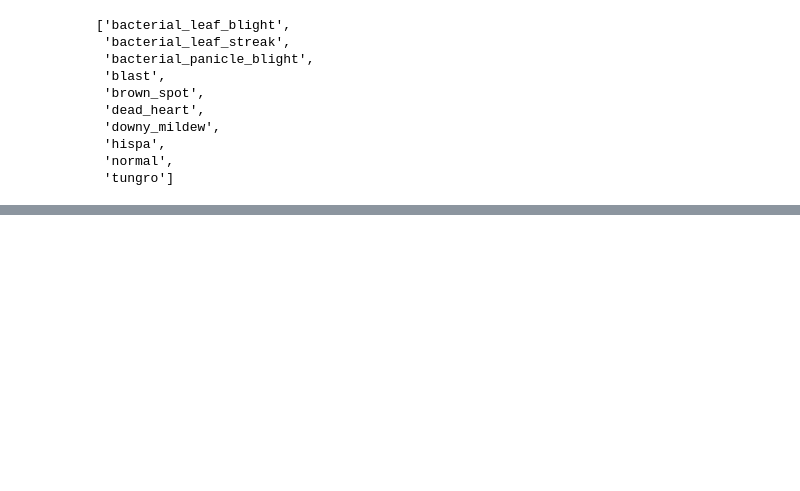
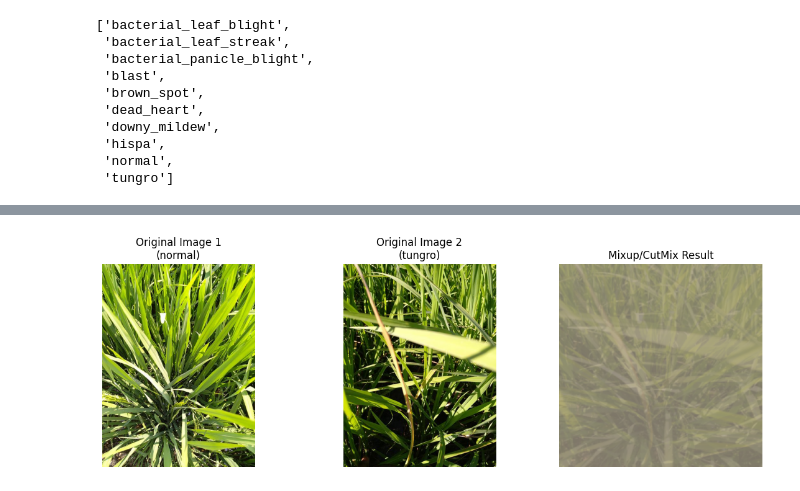
Before and after one commit to bhdai/paddy_doctor, a Jupyter notebook: notebooks/augmentation.ipynb, the cells around one changed output, grey strips where cells are left out. Cells and saved outputs as stored; diff of their text form; code cells hidden in the pictures; blank space fills up the shorter version.

```diff
--- a/notebooks/augmentation.ipynb
+++ b/notebooks/augmentation.ipynb
@@ -100,0 +149,37 @@ plt.show()
+# %%
+image1 = cv2.imread(image_path1)
+image1 = cv2.cvtColor(image1, cv2.COLOR_BGR2RGB)
+image2 = cv2.imread(image_path2)
+image2 = cv2.cvtColor(image2, cv2.COLOR_BGR2RGB)
+# %%
+image1_tensor = preprocess(image1)
+image2_tensor = preprocess(image2)
+# %%
+batch_images = torch.stack([image1_tensor, image2_tensor])
+batch_labels = torch.tensor([class_map[random_labels[0]], class_map[random_labels[1]]], dtype=torch.long)
+# %%
+augmented_images, _ = mixup_fn(batch_images, batch_labels)
+
+augmented_image = denormalize(augmented_images[0])
+# %%
+plt.figure(figsize=(12, 4))
+
+plt.subplot(1, 3, 1)
+plt.title('Original Image 1\n({})'.format(random_labels[0]))
+plt.imshow(image1)
+plt.axis('off')
+
+plt.subplot(1, 3, 2)
+plt.title('Original Image 2\n({})'.format(random_labels[1]))
+plt.imshow(image2)
+plt.axis('off')
+
+plt.subplot(1, 3, 3)
+plt.title('Mixup/CutMix Result')
+plt.imshow(augmented_image)
+plt.axis('off')
+
+plt.tight_layout()
+plt.show()
+# %% [output]
+[figure, added]
```
Also changed, not shown: parts of 10 cells of this notebook, 1 other file.
